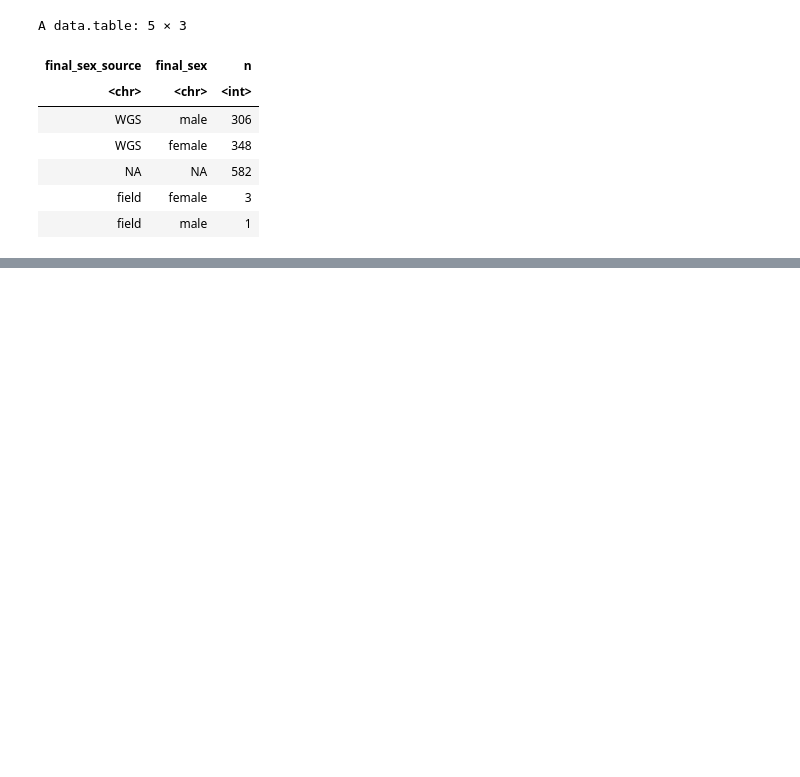
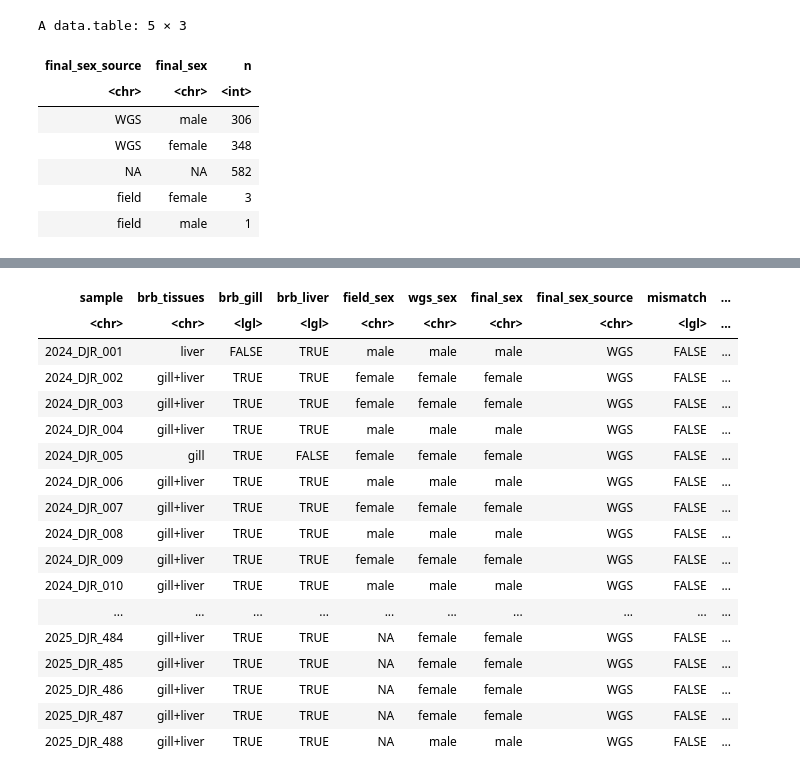
Before and after one commit to zactobias44/Gacu_BC_txmics, a Jupyter notebook: jupyter_notebooks/compare_DJR_sex_metadata.ipynb, the cells around one changed output, grey strips where cells are left out. Cells and saved outputs as stored; diff of their text form; code cells hidden in the pictures; blank space fills up the shorter version.

```diff
--- a/jupyter_notebooks/compare_DJR_sex_metadata.ipynb
+++ b/jupyter_notebooks/compare_DJR_sex_metadata.ipynb
@@ -86,29 +88,81 @@ A data.table: 5 × 3
 | field | female | 3 |
 | field | male | 1 |
 # %%
-# BRB-seq samples: retain only fish with a gill and/or liver barcode in the manifest.
+# BRB-seq samples: retain fish with a gill and/or liver barcode.
 brb <- fread("/scratch/ztobias/Gacu_BC_txmics/metadata/brb_sample_barcodes.tsv")
+
+setnames(brb, "sample_id", "sample")
 brb <- brb[grepl("^(2024|2025)_DJR_", sample)]
 brb[, tissue := tolower(tissue)]
+
 brb_presence <- unique(brb[, .(sample, tissue)])
 brb_presence[, present := TRUE]
-brb_presence <- dcast(brb_presence, sample ~ tissue, value.var = "present", fill = FALSE)
-if (!"gill" %in% names(brb_presence)) brb_presence[, gill := FALSE]
-if (!"liver" %in% names(brb_presence)) brb_presence[, liver := FALSE]
-setnames(brb_presence, c("gill", "liver"), c("brb_gill", "brb_liver"))
 
-brb_sex <- merge(brb_presence, sex_compare, by = "sample", all.x = TRUE)
-brb_sex[, brb_tissues := fifelse(brb_gill & brb_liver, "gill+liver",
-  fifelse(brb_gill, "gill", "liver"))]
+brb_presence <- dcast(
+  brb_presence,
+  sample ~ tissue,
+  value.var = "present",
+  fill = FALSE
+)
+
+if (!"gill" %in% names(brb_presence))
+  brb_presence[, gill := FALSE]
+
+if (!"liver" %in% names(brb_presence))
+  brb_presence[, liver := FALSE]
+
+setnames(
+  brb_presence,
+  c("gill", "liver"),
+  c("brb_gill", "brb_liver")
+)
+
+brb_sex <- merge(
+  brb_presence,
+  sex_compare,
+  by = "sample",
+  all.x = TRUE
+)
+
+brb_sex[, brb_tissues := fifelse(
+  brb_gill & brb_liver,
+  "gill+liver",
+  fifelse(brb_gill, "gill", "liver")
+)]
+
 brb_sex <- brb_sex[order(sample)]
-brb_sex <- brb_sex[, .(sample, brb_tissues, brb_gill, brb_liver,
-  field_sex, wgs_sex, final_sex, final_sex_source, mismatch,
-  y_missing_proportion, assignment_confident_djr, field_notes)]
+
+brb_sex <- brb_sex[, .(
+  sample,
+  brb_tissues,
+  brb_gill,
+  brb_liver,
+  field_sex,
+  wgs_sex,
+  final_sex,
+  final_sex_source,
+  mismatch,
+  y_missing_proportion,
+  assignment_confident_djr,
+  field_notes
+)]
 
 cat("BRB-seq samples by tissue:\n")
 print(brb_sex[, .(n = .N), by = brb_tissues])
+
 cat("BRB-seq samples without WGS sex:\n")
-print(brb_sex[is.na(wgs_sex), .(sample, brb_tissues, field_sex, final_sex, field_notes)])
+print(
+  brb_sex[
+    is.na(wgs_sex),
+    .(sample, brb_tissues, field_sex, final_sex, field_notes)
+  ]
+)
 
-fwrite(brb_sex, file.path(out_dir, "DJR_sex_BRB_samples.tsv"), sep = "\t")
+fwrite(
+  brb_sex,
+  file.path(out_dir, "DJR_sex_BRB_samples.tsv"),
+  sep = "\t"
+)
+
 brb_sex
+# %% [output]
@@ -114,0 +183,18 @@ brb_sex
+| sample | brb_tissues | brb_gill | brb_liver | field_sex | wgs_sex | final_sex | final_sex_source | mismatch | ... |
+| <chr> | <chr> | <lgl> | <lgl> | <chr> | <chr> | <chr> | <chr> | <lgl> | ... |
+| 2024_DJR_001 | liver | FALSE | TRUE | male | male | male | WGS | FALSE | ... |
+| 2024_DJR_002 | gill+liver | TRUE | TRUE | female | female | female | WGS | FALSE | ... |
+| 2024_DJR_003 | gill+liver | TRUE | TRUE | female | female | female | WGS | FALSE | ... |
+| 2024_DJR_004 | gill+liver | TRUE | TRUE | male | male | male | WGS | FALSE | ... |
+| 2024_DJR_005 | gill | TRUE | FALSE | female | female | female | WGS | FALSE | ... |
+| 2024_DJR_006 | gill+liver | TRUE | TRUE | male | male | male | WGS | FALSE | ... |
+| 2024_DJR_007 | gill+liver | TRUE | TRUE | female | female | female | WGS | FALSE | ... |
+| 2024_DJR_008 | gill+liver | TRUE | TRUE | male | male | male | WGS | FALSE | ... |
+| 2024_DJR_009 | gill+liver | TRUE | TRUE | female | female | female | WGS | FALSE | ... |
+| 2024_DJR_010 | gill+liver | TRUE | TRUE | male | male | male | WGS | FALSE | ... |
+| ... | ... | ... | ... | ... | ... | ... | ... | ... | ... |
+| 2025_DJR_484 | gill+liver | TRUE | TRUE | NA | female | female | WGS | FALSE | ... |
+| 2025_DJR_485 | gill+liver | TRUE | TRUE | NA | female | female | WGS | FALSE | ... |
+| 2025_DJR_486 | gill+liver | TRUE | TRUE | NA | female | female | WGS | FALSE | ... |
+| 2025_DJR_487 | gill+liver | TRUE | TRUE | NA | female | female | WGS | FALSE | ... |
+| 2025_DJR_488 | gill+liver | TRUE | TRUE | NA | male | male | WGS | FALSE | ... |
```
Also changed, not shown: parts of 2 cells of this notebook.
